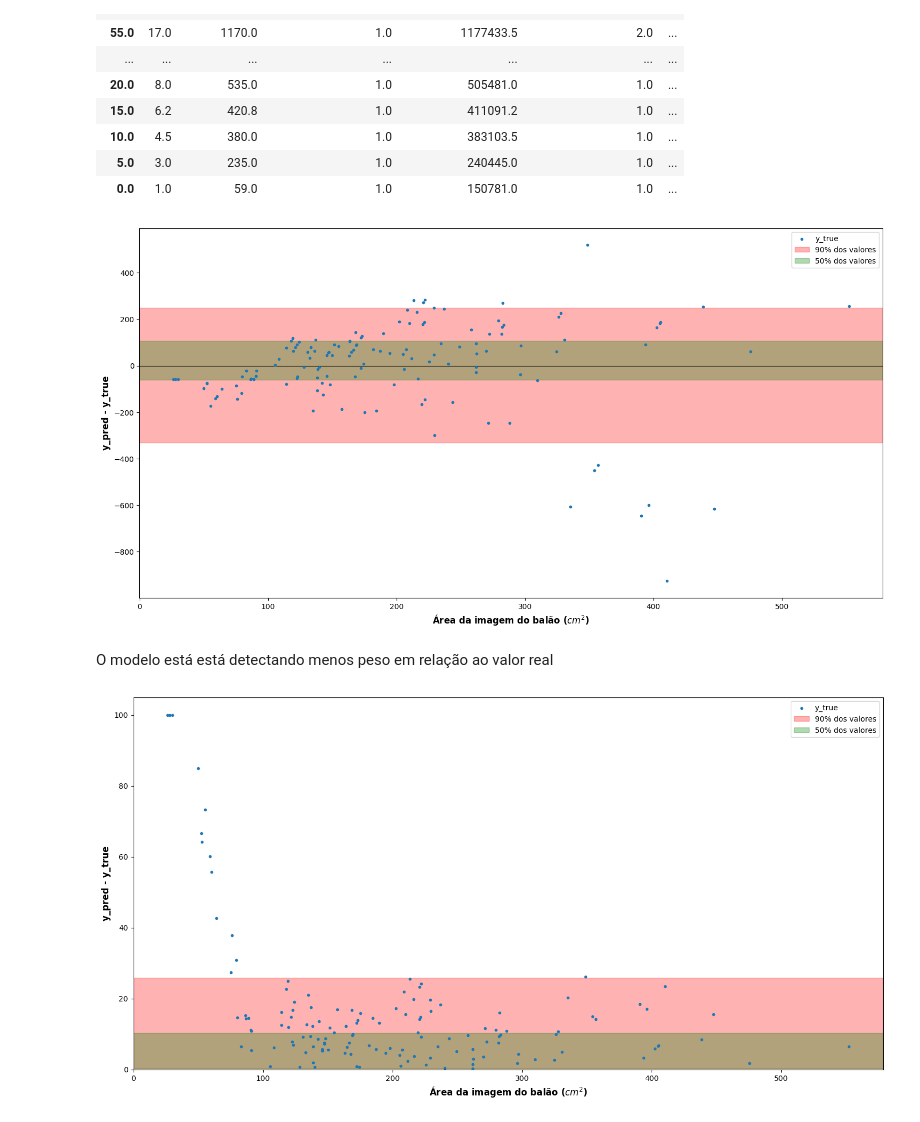
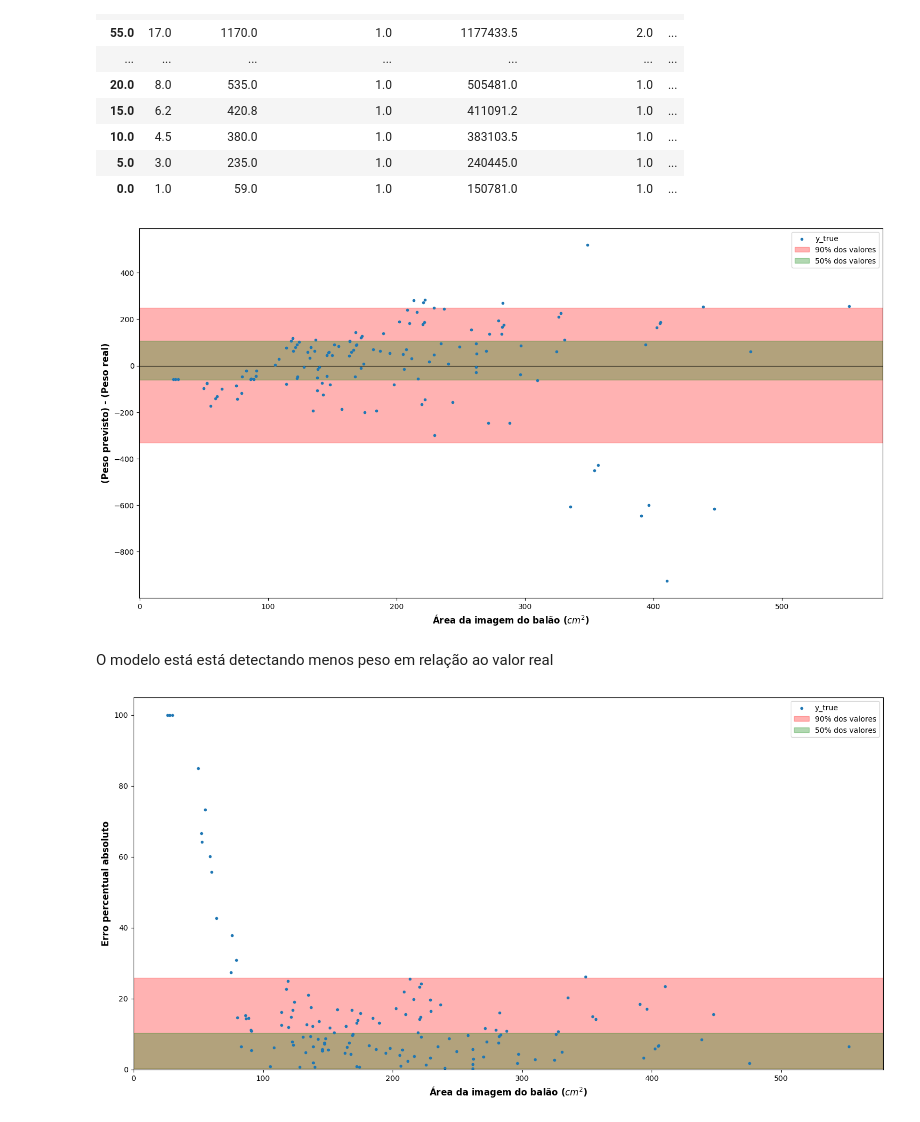
Before and after one commit to AriBarrosFilho/Future_Alaatus_Projeto_Local, a Jupyter notebook: analise_dados/previsao.ipynb, the cells around one changed output. Saved outputs shown, nothing was run; the diff lists cells and outputs as text; code cells hidden in the pictures.

```diff
--- a/analise_dados/previsao.ipynb
+++ b/analise_dados/previsao.ipynb
@@ -191,35 +344,37 @@ plt.scatter(x = X, y = df_regressao_linear["diff_true_pred"], marker = ".", labe
 plt.axhline(y = 0, color = "k", zorder = 2, lw = 0.8)
 
 # Define as legendas para o eixo x e y, respectivamente
 plt.xlabel(xlabel = "Área da imagem do balão ($cm^2$)", fontsize = 12, fontweight = "bold")
-plt.ylabel(ylabel = "y_pred - y_true", fontsize = 12, fontweight = "bold")
+plt.ylabel(ylabel = "(Peso previsto) - (Peso real)", fontsize = 12, fontweight = "bold")
 
 # Define os percentuais mínimo e máximo
 minimo = 5
 maximo = 95
 diff = (maximo - minimo)
 
 # Cria uma faixa horizontal
 plt.axhspan(ymin = df_percentis[df_percentis.index == minimo]["diff_true_pred"].iloc[0],
             ymax = df_percentis[df_percentis.index == maximo]["diff_true_pred"].iloc[0],
             alpha = 0.3, color = "r", zorder = 1, label = f"{diff}% dos valores")
 
 # Define os percentuais mínimo e máximo
 minimo = 25
 maximo = 75
 diff = (maximo - minimo)
 
 # Cria uma faixa horizontal
 plt.axhspan(ymin = df_percentis[df_percentis.index == minimo]["diff_true_pred"].iloc[0],
             ymax = df_percentis[df_percentis.index == maximo]["diff_true_pred"].iloc[0],
             alpha = 0.3, color = "g", zorder = 1, label = f"{diff}% dos valores")
 
 # Apresenta as legendas
 plt.legend()
 
+plt.savefig(fname = "../imagens_geradas/powepoint.png", bbox_inches = "tight", dpi = 500)
+
 plt.show()
 # %% [output]
-[figure, old version]
+[figure, new version]
 # %% [markdown]
 O modelo está está detectando menos peso em relação ao valor real
 # %%
@@ -231,7 +386,7 @@ plt.scatter(x = X, y = df_regressao_linear["erro_percentual_absoluto"], marker =
 
 # Define as legendas para o eixo x e y, respectivamente
 plt.xlabel(xlabel = "Área da imagem do balão ($cm^2$)", fontsize = 12, fontweight = "bold")
-plt.ylabel(ylabel = "y_pred - y_true", fontsize = 12, fontweight = "bold")
+plt.ylabel(ylabel = "Erro percentual absoluto", fontsize = 12, fontweight = "bold")
 
 # Define os percentuais mínimo e máximo
 minimo = 0
@@ -259,9 +414,11 @@ plt.legend()
 # Limita a escala do eixo y
 plt.ylim(bottom = 0)
 
+plt.savefig(fname = "../imagens_geradas/powepoint.png", bbox_inches = "tight", dpi = 500)
+
 plt.show()
 # %% [output]
-[figure, old version]
+[figure, new version]
 # %% [markdown]
 ## 4. Considerando que os dados apresentam o seguinte comportamento
 
```
Also changed, not shown: parts of 52 cells of this notebook.
